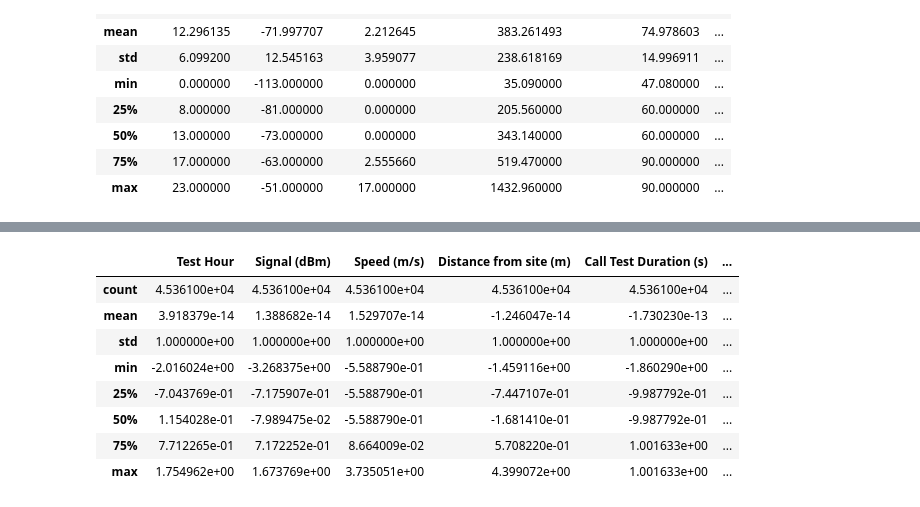
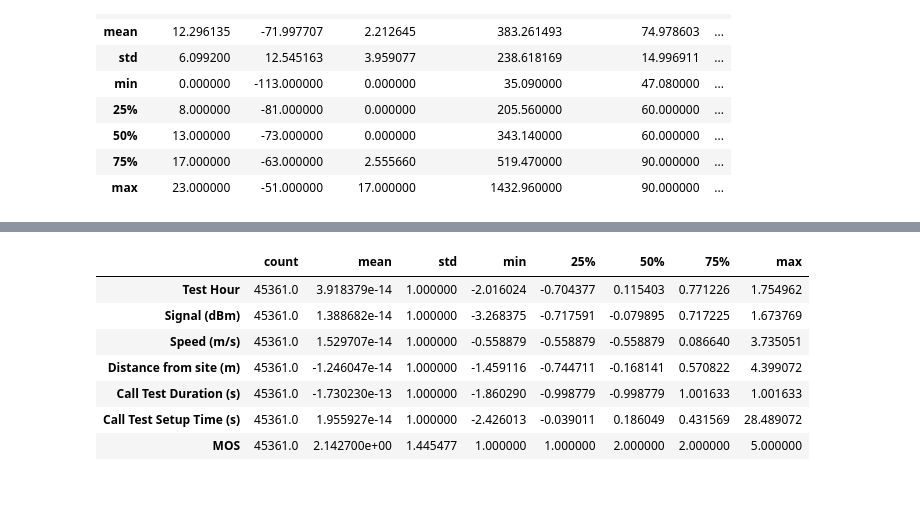
Before and after one commit to ezequiasjunior/ica2019.2, a Jupyter notebook: Homework03/hw03.ipynb, the cells around one changed output, grey strips where cells are left out. Cells and saved outputs as stored; diff of their text form; code cells hidden in the pictures.

```diff
--- a/Homework03/hw03.ipynb
+++ b/Homework03/hw03.ipynb
@@ -71,5 +71,3 @@ data.describe()
 | 50% | 13.000000 | -73.000000 | 0.000000 | 343.140000 | 60.000000 | ... |
 | 75% | 17.000000 | -63.000000 | 2.555660 | 519.470000 | 90.000000 | ... |
 | max | 23.000000 | -51.000000 | 17.000000 | 1432.960000 | 90.000000 | ... |
-# %%
-data2 = (data2 - data2.mean()) / data2.std()
@@ -76,12 +129,11 @@ data2 = (data2 - data2.mean()) / data2.std()
 # %%
-data2.describe()
+data2.describe().T
 # %% [output]
-|  | Test Hour | Signal (dBm) | Speed (m/s) | Distance from site (m) | Call Test Duration (s) | ... |
-| count | 4.536100e+04 | 4.536100e+04 | 4.536100e+04 | 4.536100e+04 | 4.536100e+04 | ... |
-| mean | 3.918379e-14 | 1.388682e-14 | 1.529707e-14 | -1.246047e-14 | -1.730230e-13 | ... |
-| std | 1.000000e+00 | 1.000000e+00 | 1.000000e+00 | 1.000000e+00 | 1.000000e+00 | ... |
-| min | -2.016024e+00 | -3.268375e+00 | -5.588790e-01 | -1.459116e+00 | -1.860290e+00 | ... |
-| 25% | -7.043769e-01 | -7.175907e-01 | -5.588790e-01 | -7.447107e-01 | -9.987792e-01 | ... |
-| 50% | 1.154028e-01 | -7.989475e-02 | -5.588790e-01 | -1.681410e-01 | -9.987792e-01 | ... |
-| 75% | 7.712265e-01 | 7.172252e-01 | 8.664009e-02 | 5.708220e-01 | 1.001633e+00 | ... |
-| max | 1.754962e+00 | 1.673769e+00 | 3.735051e+00 | 4.399072e+00 | 1.001633e+00 | ... |
+|  | count | mean | std | min | 25% | 50% | 75% | max |
+| Test Hour | 45361.0 | 3.918379e-14 | 1.000000 | -2.016024 | -0.704377 | 0.115403 | 0.771226 | 1.754962 |
+| Signal (dBm) | 45361.0 | 1.388682e-14 | 1.000000 | -3.268375 | -0.717591 | -0.079895 | 0.717225 | 1.673769 |
+| Speed (m/s) | 45361.0 | 1.529707e-14 | 1.000000 | -0.558879 | -0.558879 | -0.558879 | 0.086640 | 3.735051 |
+| Distance from site (m) | 45361.0 | -1.246047e-14 | 1.000000 | -1.459116 | -0.744711 | -0.168141 | 0.570822 | 4.399072 |
+| Call Test Duration (s) | 45361.0 | -1.730230e-13 | 1.000000 | -1.860290 | -0.998779 | -0.998779 | 1.001633 | 1.001633 |
+| Call Test Setup Time (s) | 45361.0 | 1.955927e-14 | 1.000000 | -2.426013 | -0.039011 | 0.186049 | 0.431569 | 28.489072 |
+| MOS | 45361.0 | 2.142700e+00 | 1.445477 | 1.000000 | 1.000000 | 2.000000 | 2.000000 | 5.000000 |
```
Also changed, not shown: parts of 6 cells of this notebook, 1 other file.
